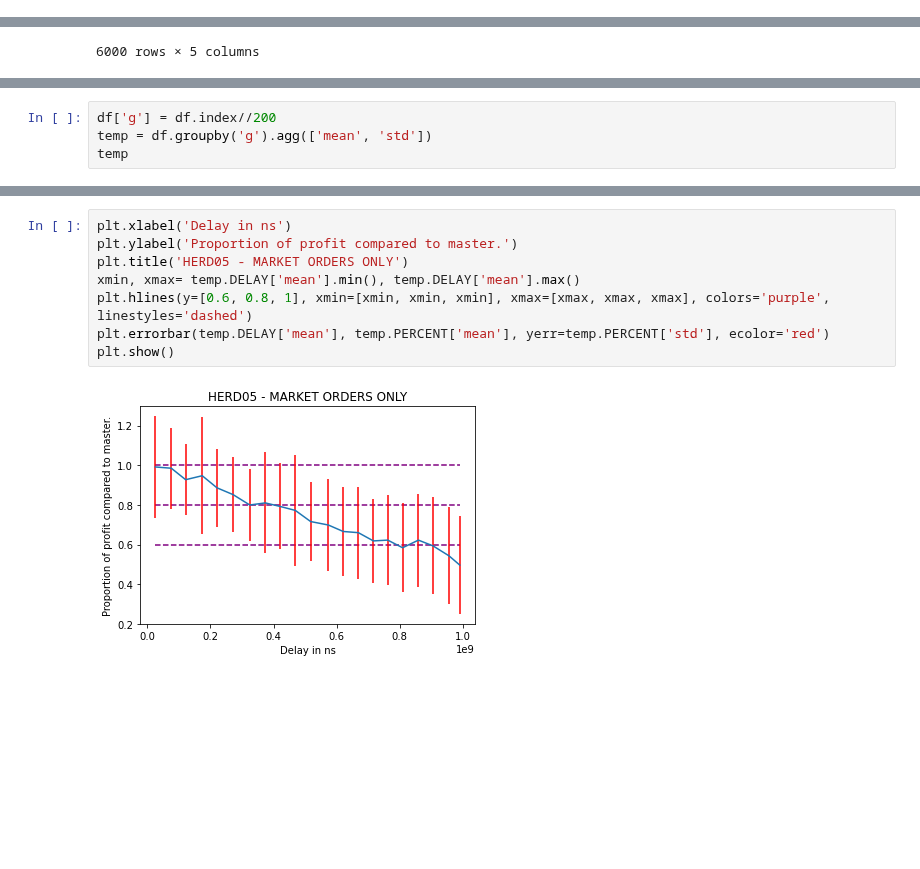
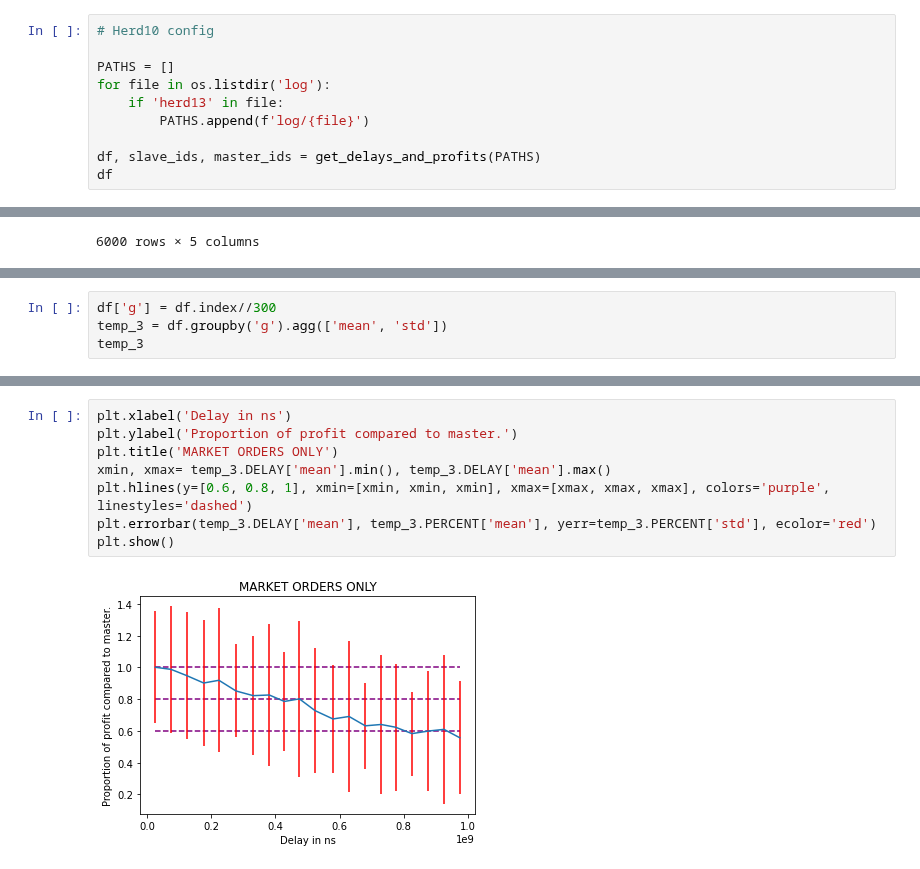
Before and after one commit to hogier/abides, a Jupyter notebook: explore.ipynb, the cells around one changed output, grey strips where cells are left out. Drawn from its saved outputs; the diff is of its cells as text; blank space fills up the shorter version.

Commit message:
new configs herd

```diff
--- a/explore.ipynb
+++ b/explore.ipynb
@@ -158,3 +160,13 @@ plt.errorbar(temp.EventTime, temp.PERCENT['mean'], yerr=temp.PERCENT['std'], eco
 plt.show()
 # %% [output]
 [figure]
+# %%
+# Herd10 config
+
+PATHS = []
+for file in os.listdir('log'):
+    if 'herd13' in file:
+        PATHS.append(f'log/{file}')
+
+df, slave_ids, master_ids = get_delays_and_profits(PATHS)
+df
@@ -339,7 +331,7 @@ df
 # %%
-df['g'] = df.index//200
-temp = df.groupby('g').agg(['mean', 'std'])
-temp
+df['g'] = df.index//300
+temp_3 = df.groupby('g').agg(['mean', 'std'])
+temp_3
 # %% [output]
 |  | DELAY |  | SLAVE_PROFIT |  | MASTER_PROFIT |  | PERCENT |  |
 |  | mean | std | mean | std | mean | std | mean | std |
@@ -363,10 +355,10 @@ temp
 # %%
 plt.xlabel('Delay in ns')
 plt.ylabel('Proportion of profit compared to master.')
-plt.title('HERD05 - MARKET ORDERS ONLY')
-xmin, xmax= temp.DELAY['mean'].min(), temp.DELAY['mean'].max()
+plt.title('MARKET ORDERS ONLY')
+xmin, xmax= temp_3.DELAY['mean'].min(), temp_3.DELAY['mean'].max()
 plt.hlines(y=[0.6, 0.8, 1], xmin=[xmin, xmin, xmin], xmax=[xmax, xmax, xmax], colors='purple', linestyles='dashed')
-plt.errorbar(temp.DELAY['mean'], temp.PERCENT['mean'], yerr=temp.PERCENT['std'], ecolor='red')
+plt.errorbar(temp_3.DELAY['mean'], temp_3.PERCENT['mean'], yerr=temp_3.PERCENT['std'], ecolor='red')
 plt.show()
 # %% [output]
-[figure, old version]
+[figure, new version]
```
Also changed, not shown: parts of 27 cells of this notebook, 10 other files.
